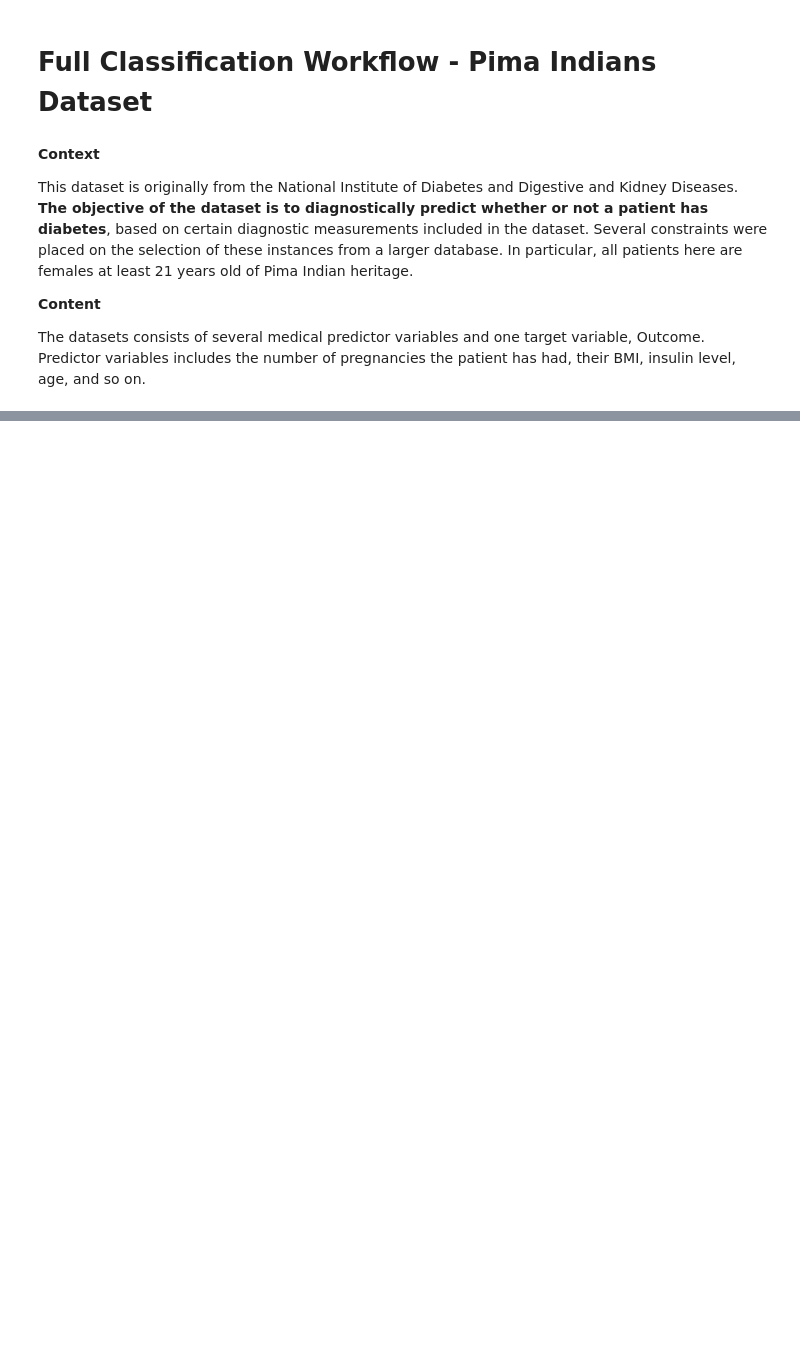
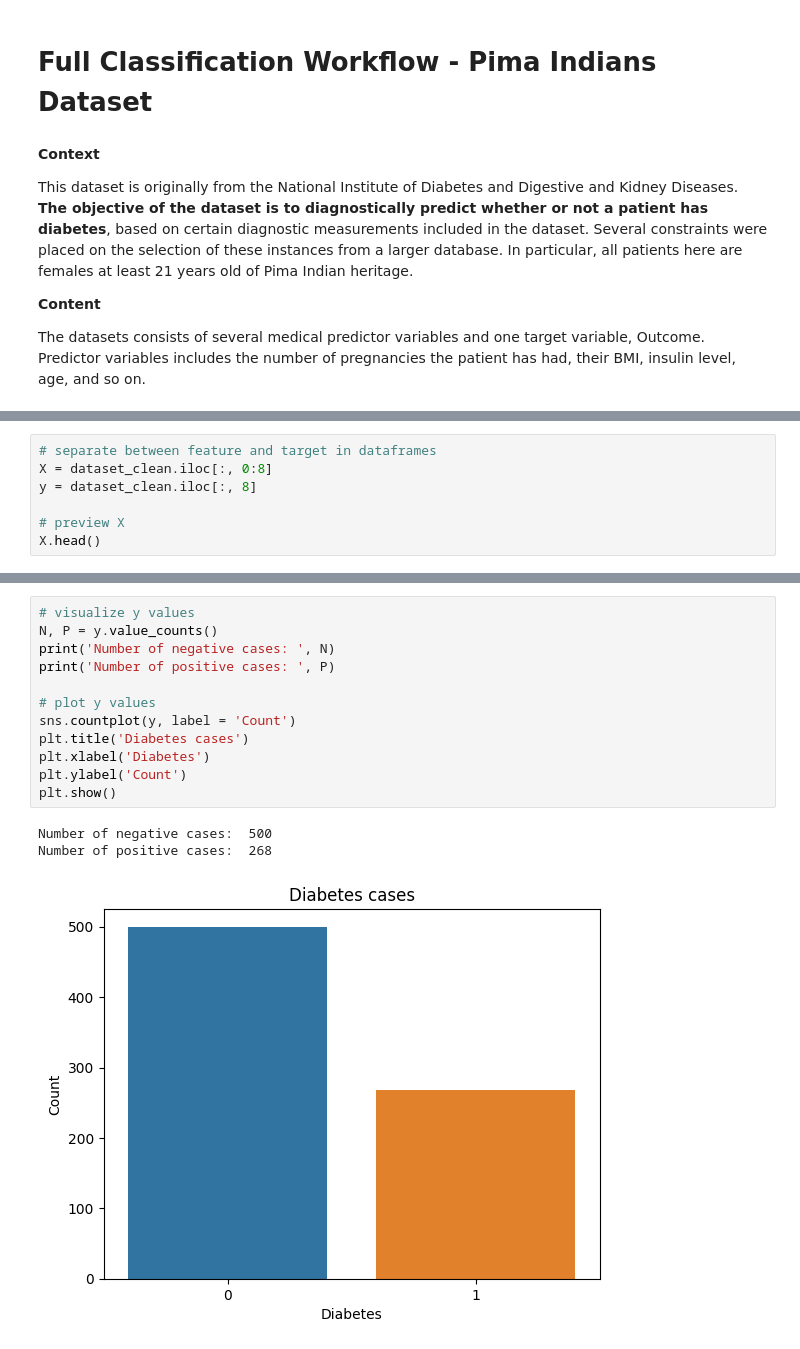
Before and after one commit to mohikhsan/learnml, a Jupyter notebook: classification/diabetes_comp.ipynb, the cells around one changed output, grey strips where cells are left out. Cells and saved outputs as stored; diff of their text form; blank space fills up the shorter version.

Commit message:
Diabetes analysis file

```diff
--- a/classification/diabetes_comp.ipynb
+++ b/classification/diabetes_comp.ipynb
@@ -30,0 +144,7 @@ dataset.head()
+# %%
+# separate between feature and target in dataframes
+X = dataset_clean.iloc[:, 0:8]
+y = dataset_clean.iloc[:, 8]
+
+# preview X
+X.head()
@@ -30,0 +168,16 @@ dataset.head()
+# %%
+# visualize y values
+N, P = y.value_counts()
+print('Number of negative cases: ', N)
+print('Number of positive cases: ', P)
+
+# plot y values
+sns.countplot(y, label = 'Count')
+plt.title('Diabetes cases')
+plt.xlabel('Diabetes')
+plt.ylabel('Count')
+plt.show()
+# %% [output]
+Number of negative cases:  500
+Number of positive cases:  268
+[figure, added]
```
Also changed, not shown: parts of 30 cells of this notebook.
